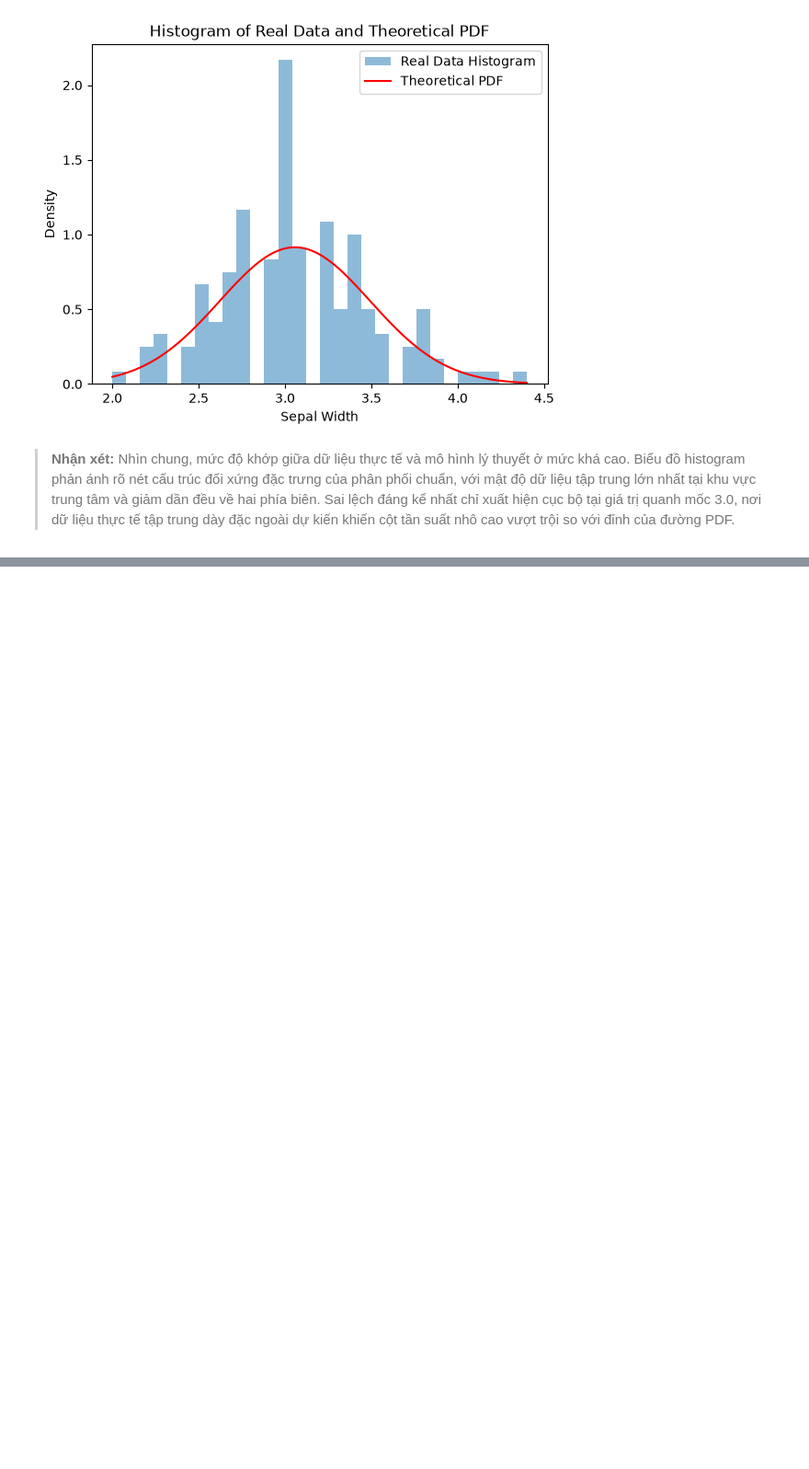
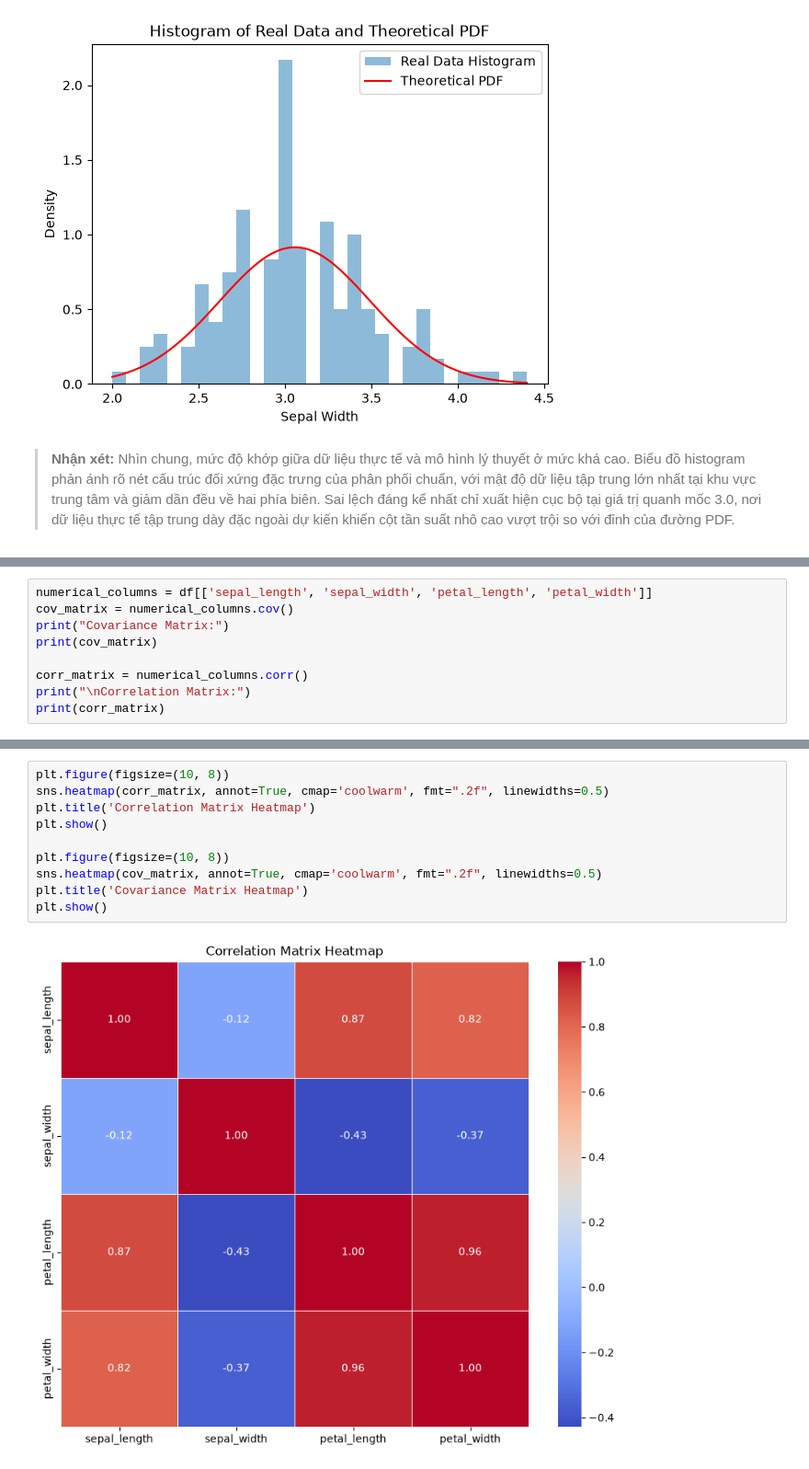
Before and after one commit to itisktruc/mliot-pyml-2026-hw, a Jupyter notebook: week01/week01_2_hw.ipynb, the cells around one changed output, grey strips where cells are left out. Shown at 92% size. Saved outputs shown, nothing was run; the diff lists cells and outputs as text; blank space fills up the shorter version.

```diff
--- a/week01/week01_2_hw.ipynb
+++ b/week01/week01_2_hw.ipynb
@@ -210,0 +213,9 @@ Nhìn chung, mức độ khớp giữa dữ liệu thực tế và mô hình lý
+# %%
+numerical_columns = df[['sepal_length', 'sepal_width', 'petal_length', 'petal_width']]
+cov_matrix = numerical_columns.cov()
+print("Covariance Matrix:")
+print(cov_matrix)
+
+corr_matrix = numerical_columns.corr()
+print("\nCorrelation Matrix:")
+print(corr_matrix)
@@ -210,0 +236,12 @@ Nhìn chung, mức độ khớp giữa dữ liệu thực tế và mô hình lý
+# %%
+plt.figure(figsize=(10, 8))
+sns.heatmap(corr_matrix, annot=True, cmap='coolwarm', fmt=".2f", linewidths=0.5)
+plt.title('Correlation Matrix Heatmap')
+plt.show()
+
+plt.figure(figsize=(10, 8))
+sns.heatmap(cov_matrix, annot=True, cmap='coolwarm', fmt=".2f", linewidths=0.5)
+plt.title('Covariance Matrix Heatmap')
+plt.show()
+# %% [output]
+[figure, added]
```
Also changed, not shown: parts of 10 cells of this notebook.
